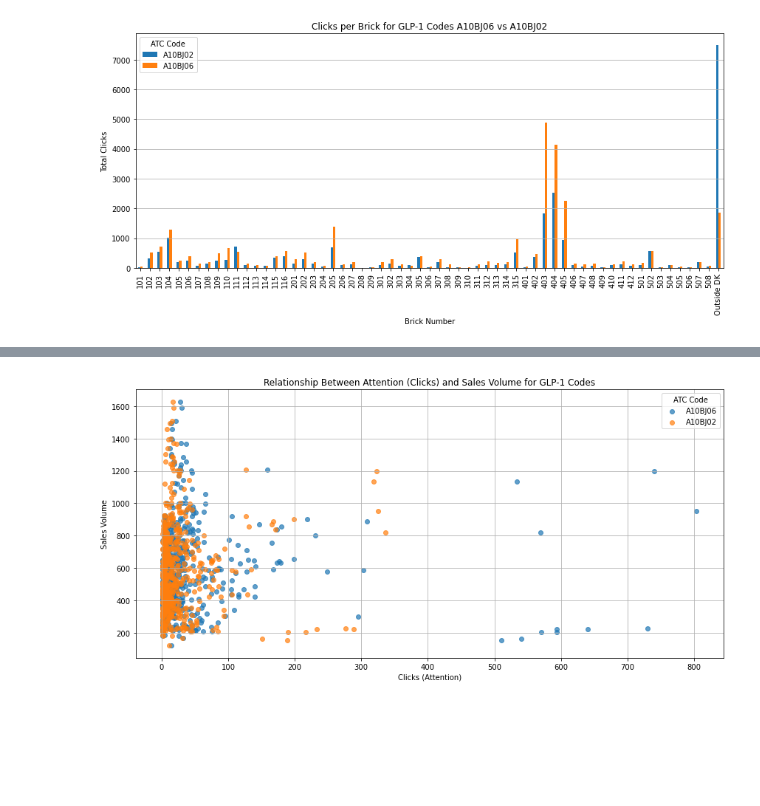
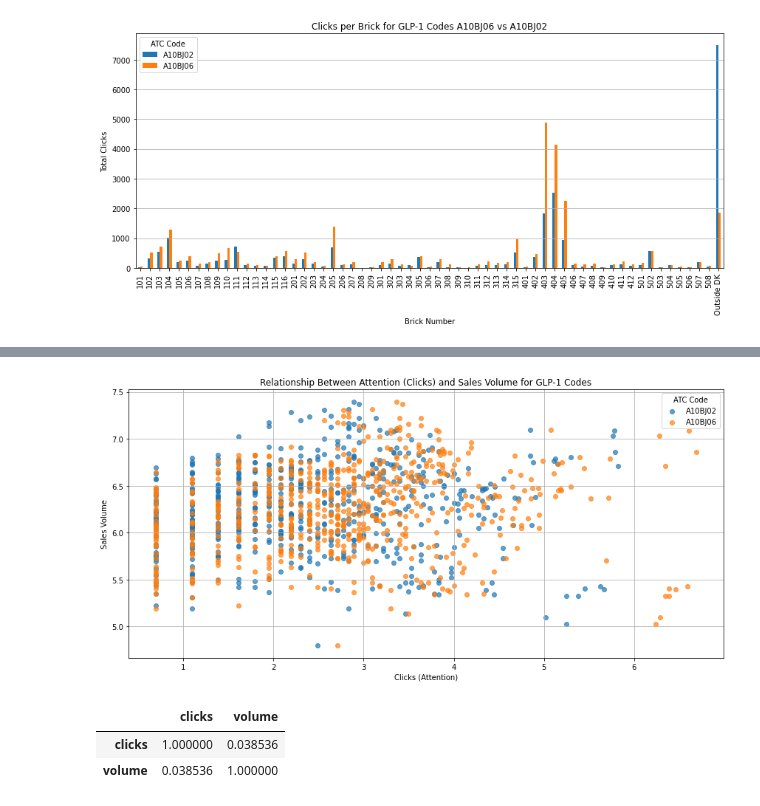
Before and after one commit to sille97/bigdata, a Jupyter notebook: code/eda.ipynb, the cells around one changed output, grey strips where cells are left out. Cells and saved outputs as stored; diff of their text form; code cells hidden in the pictures; blank space fills up the shorter version.

```diff
--- a/code/eda.ipynb
+++ b/code/eda.ipynb
@@ -424,15 +445,21 @@ merged_glp1 = merged[
 # %%
 plt.figure(figsize=(12,6))
 for code in focus_codes:
     subset = merged_glp1[merged_glp1["who_atc_code"] == code]
-    plt.scatter(subset["clicks"], subset["volume"], label=code, alpha=0.7)
+    plt.scatter(np.log1p(subset["clicks"]), np.log1p(subset["volume"]), label=code, alpha=0.7)
 
 plt.title("Relationship Between Attention (Clicks) and Sales Volume for GLP-1 Codes")
 plt.xlabel("Clicks (Attention)")
 plt.ylabel("Sales Volume")
 plt.legend(title="ATC Code")
 plt.grid(True)
 plt.tight_layout()
 plt.show()
 # %% [output]
-[figure, old version]
+[figure, new version]
+# %%
+merged_glp1[["clicks", "volume"]].corr(numeric_only=True)
+# %% [output]
+|  | clicks | volume |
+| clicks | 1.000000 | 0.038536 |
+| volume | 0.038536 | 1.000000 |
```
Also changed, not shown: parts of 14 cells of this notebook, 1 other file.
